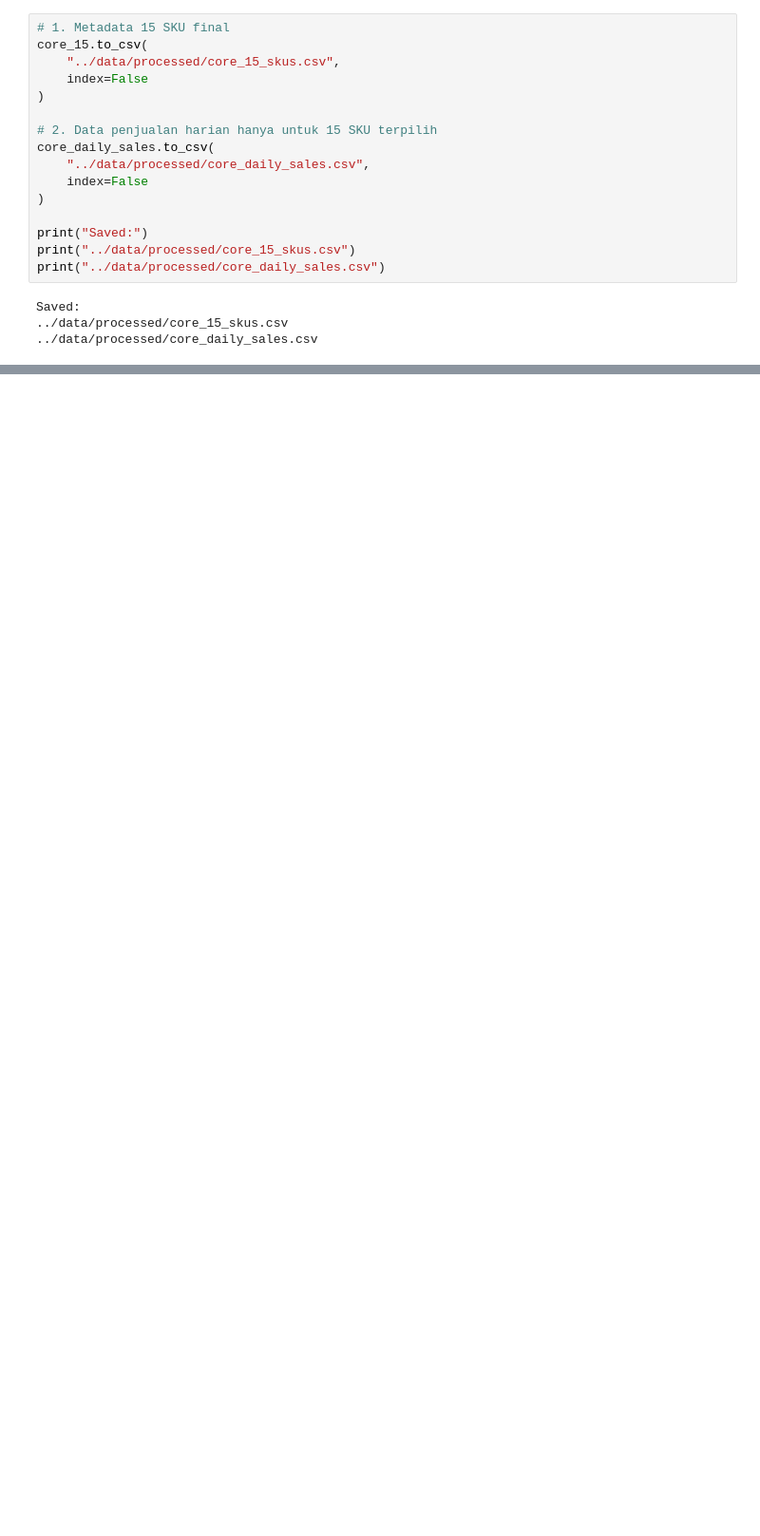
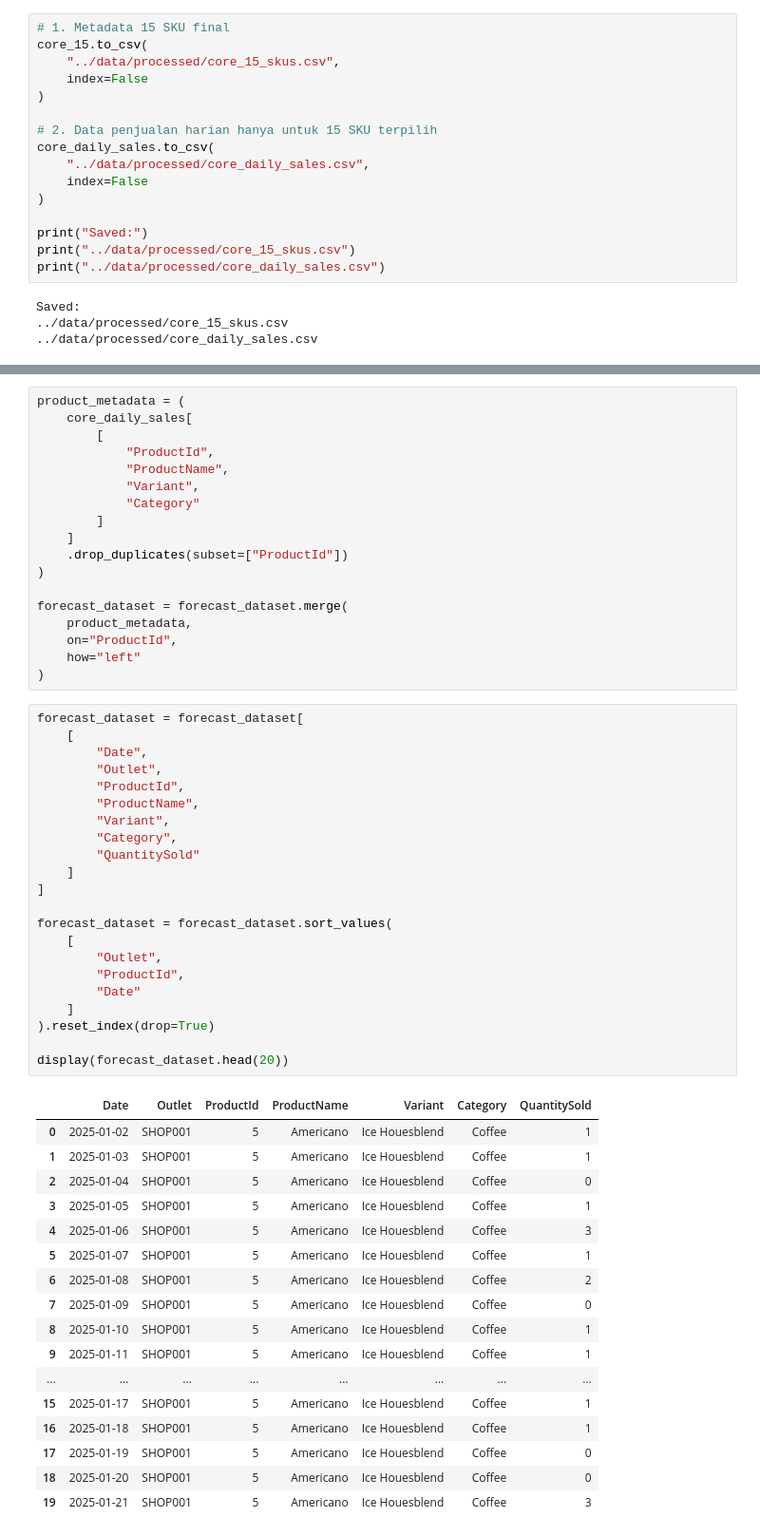
Before and after one commit to Verenadarsy/suplyze_ai, a Jupyter notebook: notebooks/01_data_exploration.ipynb, the cells around one changed output, grey strips where cells are left out. Shown at 95% size. Saved outputs shown, nothing was run; the diff lists cells and outputs as text; blank space fills up the shorter version.

```diff
--- a/notebooks/01_data_exploration.ipynb
+++ b/notebooks/01_data_exploration.ipynb
@@ -977,0 +1111,58 @@ Saved:
+# %%
+product_metadata = (
+    core_daily_sales[
+        [
+            "ProductId",
+            "ProductName",
+            "Variant",
+            "Category"
+        ]
+    ]
+    .drop_duplicates(subset=["ProductId"])
+)
+
+forecast_dataset = forecast_dataset.merge(
+    product_metadata,
+    on="ProductId",
+    how="left"
+)
+# %%
+forecast_dataset = forecast_dataset[
+    [
+        "Date",
+        "Outlet",
+        "ProductId",
+        "ProductName",
+        "Variant",
+        "Category",
+        "QuantitySold"
+    ]
+]
+
+forecast_dataset = forecast_dataset.sort_values(
+    [
+        "Outlet",
+        "ProductId",
+        "Date"
+    ]
+).reset_index(drop=True)
+
+display(forecast_dataset.head(20))
+# %% [output]
+|  | Date | Outlet | ProductId | ProductName | Variant | Category | QuantitySold |
+| 0 | 2025-01-02 | SHOP001 | 5 | Americano | Ice Houesblend | Coffee | 1 |
+| 1 | 2025-01-03 | SHOP001 | 5 | Americano | Ice Houesblend | Coffee | 1 |
+| 2 | 2025-01-04 | SHOP001 | 5 | Americano | Ice Houesblend | Coffee | 0 |
+| 3 | 2025-01-05 | SHOP001 | 5 | Americano | Ice Houesblend | Coffee | 1 |
+| 4 | 2025-01-06 | SHOP001 | 5 | Americano | Ice Houesblend | Coffee | 3 |
+| 5 | 2025-01-07 | SHOP001 | 5 | Americano | Ice Houesblend | Coffee | 1 |
+| 6 | 2025-01-08 | SHOP001 | 5 | Americano | Ice Houesblend | Coffee | 2 |
+| 7 | 2025-01-09 | SHOP001 | 5 | Americano | Ice Houesblend | Coffee | 0 |
+| 8 | 2025-01-10 | SHOP001 | 5 | Americano | Ice Houesblend | Coffee | 1 |
+| 9 | 2025-01-11 | SHOP001 | 5 | Americano | Ice Houesblend | Coffee | 1 |
+| ... | ... | ... | ... | ... | ... | ... | ... |
+| 15 | 2025-01-17 | SHOP001 | 5 | Americano | Ice Houesblend | Coffee | 1 |
+| 16 | 2025-01-18 | SHOP001 | 5 | Americano | Ice Houesblend | Coffee | 1 |
+| 17 | 2025-01-19 | SHOP001 | 5 | Americano | Ice Houesblend | Coffee | 0 |
+| 18 | 2025-01-20 | SHOP001 | 5 | Americano | Ice Houesblend | Coffee | 0 |
+| 19 | 2025-01-21 | SHOP001 | 5 | Americano | Ice Houesblend | Coffee | 3 |
```
Also changed, not shown: parts of 26 cells of this notebook, 1 other file.
